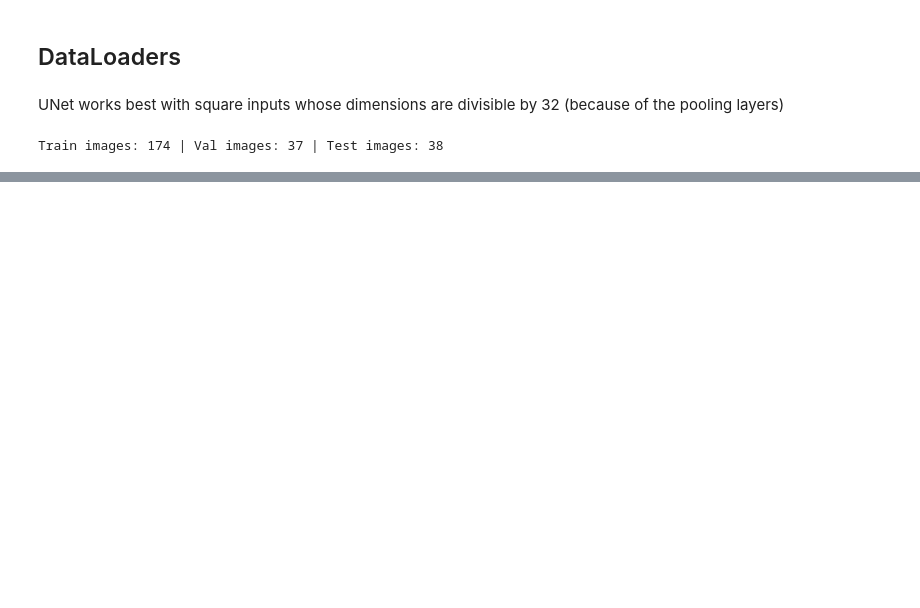
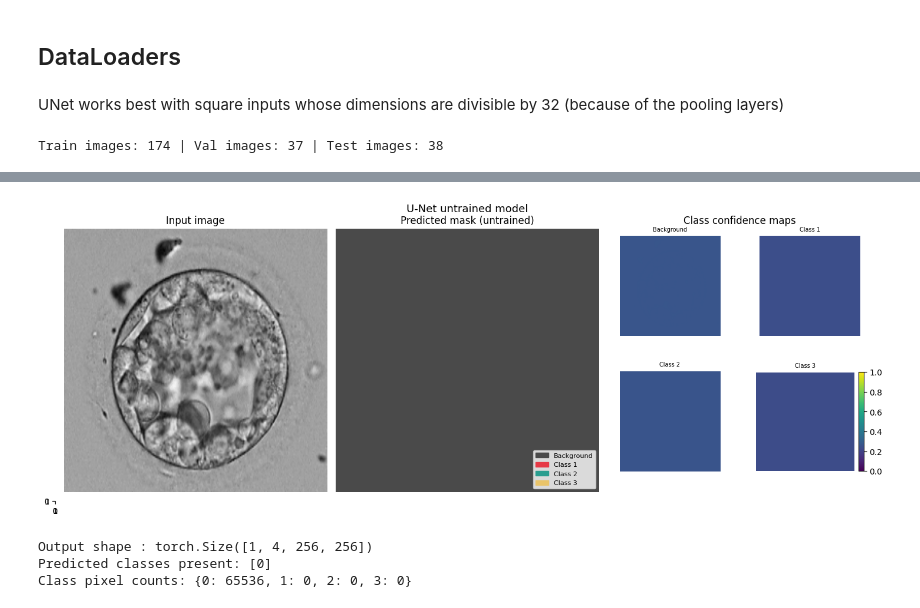
Before and after one commit to mikakia/AdvanceML_Final_Project, a Jupyter notebook: blasto_ss.ipynb, the cells around one changed output, grey strips where cells are left out. Drawn from its saved outputs; the diff is of its cells as text; code cells hidden in the pictures; blank space fills up the shorter version.

```diff
--- a/blasto_ss.ipynb
+++ b/blasto_ss.ipynb
@@ -46,6 +47,8 @@ print(os.listdir('/content/drive/MyDrive/Data'))
 # %% [markdown]
 ## Creating a class for the data extending Dataset superclass
 # %%
+CLASS_NAMES = ['background', 'ICM', 'ZP', 'TE']
+
 
 # Method to combine the masks into one
 def masks_to_semantic(mask_list, background_label: int = 0):
@@ -105,7 +108,7 @@ class BlastDataset(Dataset):
 
     semantic_mask = masks_to_semantic(masks)
 
-    return image, masks, semantic_mask
+    return image, semantic_mask
 # %% [markdown]
 ## Explore the Data
 # %% [markdown]
@@ -237,0 +290,75 @@ torch.Size([6, 1, 256, 256])
+# %%
+import matplotlib.patches as mpatches
+
+model = UNet(in_channels = 1, n_classes=4, base_filters=64)
+model.eval()
+
+image, semantic_mask = dataset[1]
+batch = image.unsqueeze(0)
+
+with torch.no_grad():
+  logits = model(batch)
+  probs = torch.softmax(logits, dim=1)
+  pred = logits.argmax(dim=1)
+
+pred_mask = pred.squeeze(0).numpy()
+
+CLASS_COLORS = {
+    0: ("Background", "#4a4a4a"),
+    1: ("Class 1",    "#e63946"),
+    2: ("Class 2",    "#2a9d8f"),
+    3: ("Class 3",    "#e9c46a"),
+}
+
+# Build an RGB image from the predicted mask
+h, w = pred_mask.shape
+rgb = np.zeros((h, w, 3), dtype=np.uint8)
+for cls_idx, (_, hex_color) in CLASS_COLORS.items():
+    r, g, b = int(hex_color[1:3], 16), int(hex_color[3:5], 16), int(hex_color[5:7], 16)
+    rgb[pred_mask == cls_idx] = [r, g, b]
+
+fig, axes = plt.subplots(1, 3, figsize=(14, 5))
+
+# Input image
+axes[0].imshow(image.squeeze(0).numpy(), cmap="gray")
+axes[0].set_title("Input image")
+axes[0].axis("off")
+
+# Predicted segmentation
+axes[1].imshow(rgb)
+axes[1].set_title("Predicted mask (untrained)")
+axes[1].axis("off")
+legend = [mpatches.Patch(color=col, label=name)
+          for _, (name, col) in CLASS_COLORS.items()]
+axes[1].legend(handles=legend, loc="lower right", fontsize=8)
+
+# Per-class confidence maps
+conf_grid = axes[2]
+conf_grid.axis("off")
+conf_grid.set_title("Class confidence maps")
+
+inner = fig.add_axes([0, 0, 0, 0])  # dummy — we'll use GridSpec instead
+fig.tight_layout()
+
+# Replace axes[2] with a 2×2 sub-grid for the 4 confidence maps
+gs = fig.add_gridspec(2, 2, left=0.68, right=0.98, top=0.9, bottom=0.1, hspace=0.35, wspace=0.3)
+for cls_idx in range(4):
+    ax = fig.add_subplot(gs[cls_idx // 2, cls_idx % 2])
+    conf_map = probs[0, cls_idx].numpy()
+    im = ax.imshow(conf_map, cmap="viridis", vmin=0, vmax=1)
+    name, _ = CLASS_COLORS[cls_idx]
+    ax.set_title(name, fontsize=7)
+    ax.axis("off")
+
+plt.colorbar(im, ax=fig.axes[-1], fraction=0.046, pad=0.04)
+plt.suptitle("U-Net untrained model", fontsize=13, y=1.01)
+plt.show()
+
+print(f"Output shape : {logits.shape}")
+print(f"Predicted classes present: {np.unique(pred_mask).tolist()}")
+print(f"Class pixel counts: { {c: int((pred_mask == c).sum()) for c in range(4)} }")
+# %% [output]
+[figure, added]
+Output shape : torch.Size([1, 4, 256, 256])
+Predicted classes present: [0]
+Class pixel counts: {0: 65536, 1: 0, 2: 0, 3: 0}
```
Also changed, not shown: parts of 14 cells of this notebook.
